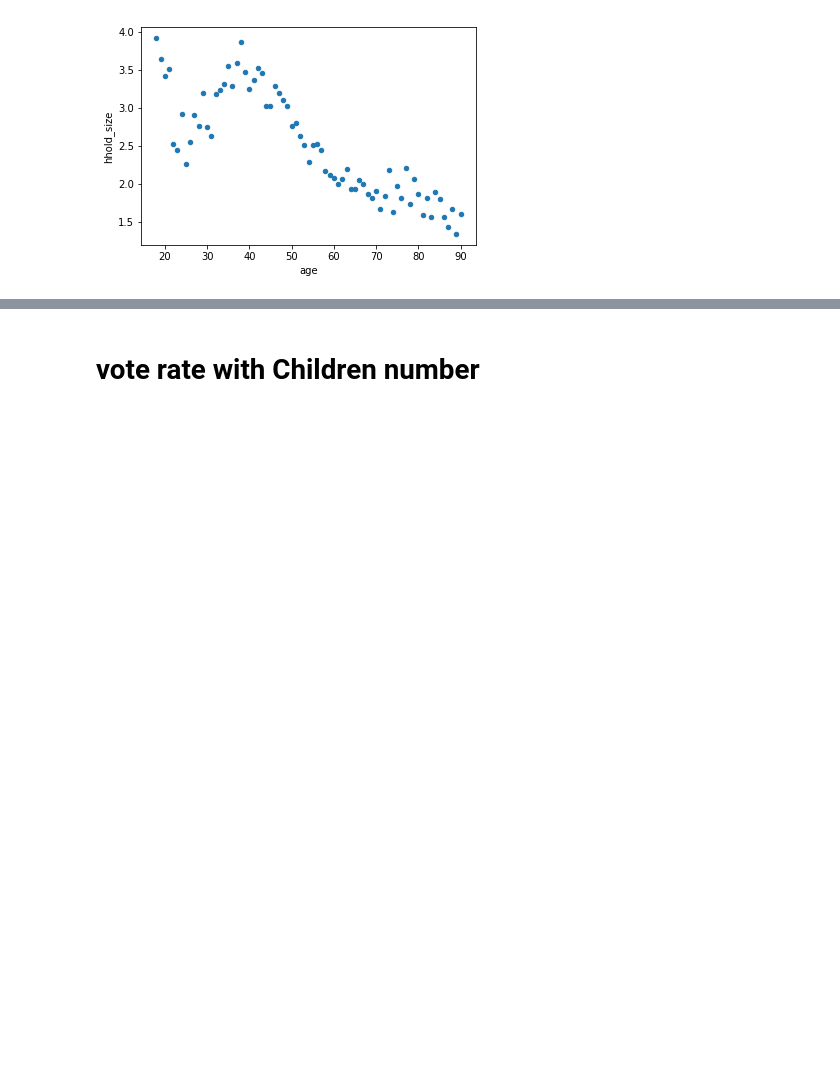
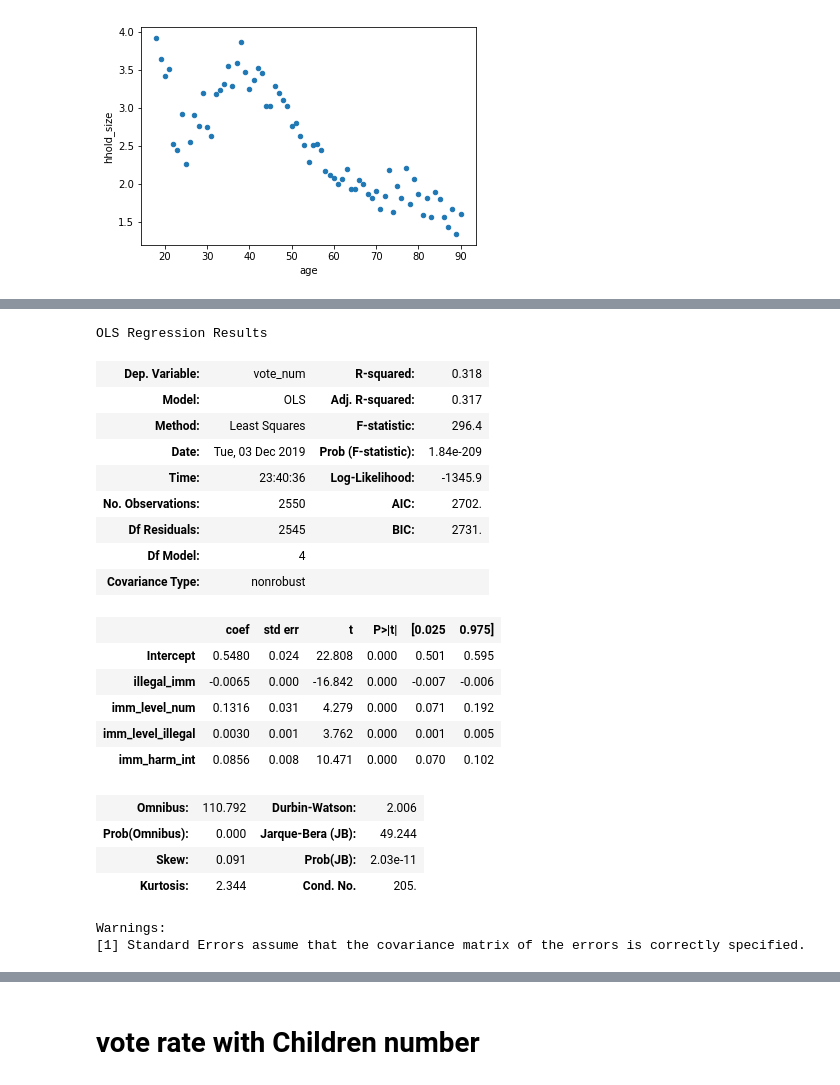
Before and after one commit to wangdianyh/trump-4703, a Jupyter notebook: Trump.ipynb, the cells around one changed output, grey strips where cells are left out. Cells and saved outputs as stored; diff of their text form; code cells hidden in the pictures; blank space fills up the shorter version.

```diff
--- a/Trump.ipynb
+++ b/Trump.ipynb
@@ -279,0 +429,26 @@ data_house_age.groupby('age').mean().reset_index().plot.scatter(x='age', y='hhol
+# %%
+imm_level_mod = smf.ols(formula='vote_num ~ illegal_imm + imm_level_num + imm_level_illegal + imm_harm_int', data=imm_df).fit()
+imm_level_mod.summary()
+# %% [output]
+OLS Regression Results
+| Dep. Variable: | vote_num | R-squared: | 0.318 |
+| Model: | OLS | Adj. R-squared: | 0.317 |
+| Method: | Least Squares | F-statistic: | 296.4 |
+| Date: | Tue, 03 Dec 2019 | Prob (F-statistic): | 1.84e-209 |
+| Time: | 23:40:36 | Log-Likelihood: | -1345.9 |
+| No. Observations: | 2550 | AIC: | 2702. |
+| Df Residuals: | 2545 | BIC: | 2731. |
+| Df Model: | 4 |  |  |
+| Covariance Type: | nonrobust |  |  |
+|  | coef | std err | t | P>|t| | [0.025 | 0.975] |
+| Intercept | 0.5480 | 0.024 | 22.808 | 0.000 | 0.501 | 0.595 |
+| illegal_imm | -0.0065 | 0.000 | -16.842 | 0.000 | -0.007 | -0.006 |
+| imm_level_num | 0.1316 | 0.031 | 4.279 | 0.000 | 0.071 | 0.192 |
+| imm_level_illegal | 0.0030 | 0.001 | 3.762 | 0.000 | 0.001 | 0.005 |
+| imm_harm_int | 0.0856 | 0.008 | 10.471 | 0.000 | 0.070 | 0.102 |
+| Omnibus: | 110.792 | Durbin-Watson: | 2.006 |
+| Prob(Omnibus): | 0.000 | Jarque-Bera (JB): | 49.244 |
+| Skew: | 0.091 | Prob(JB): | 2.03e-11 |
+| Kurtosis: | 2.344 | Cond. No. | 205. |
+Warnings:
+[1] Standard Errors assume that the covariance matrix of the errors is correctly specified.
```
Also changed, not shown: parts of 34 cells of this notebook.
